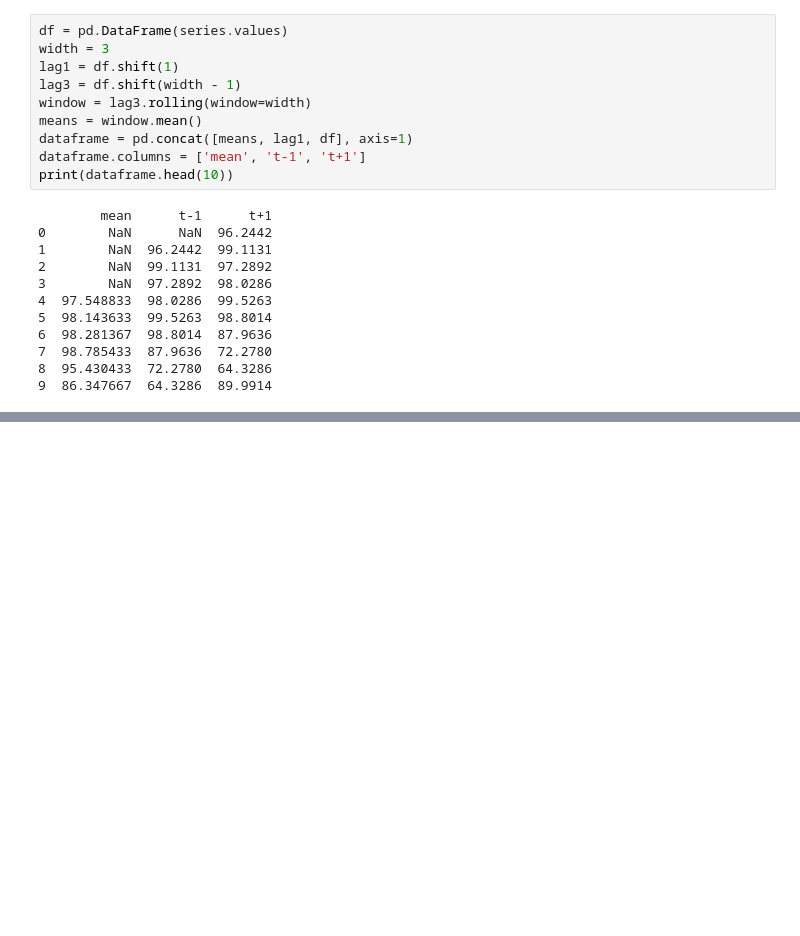
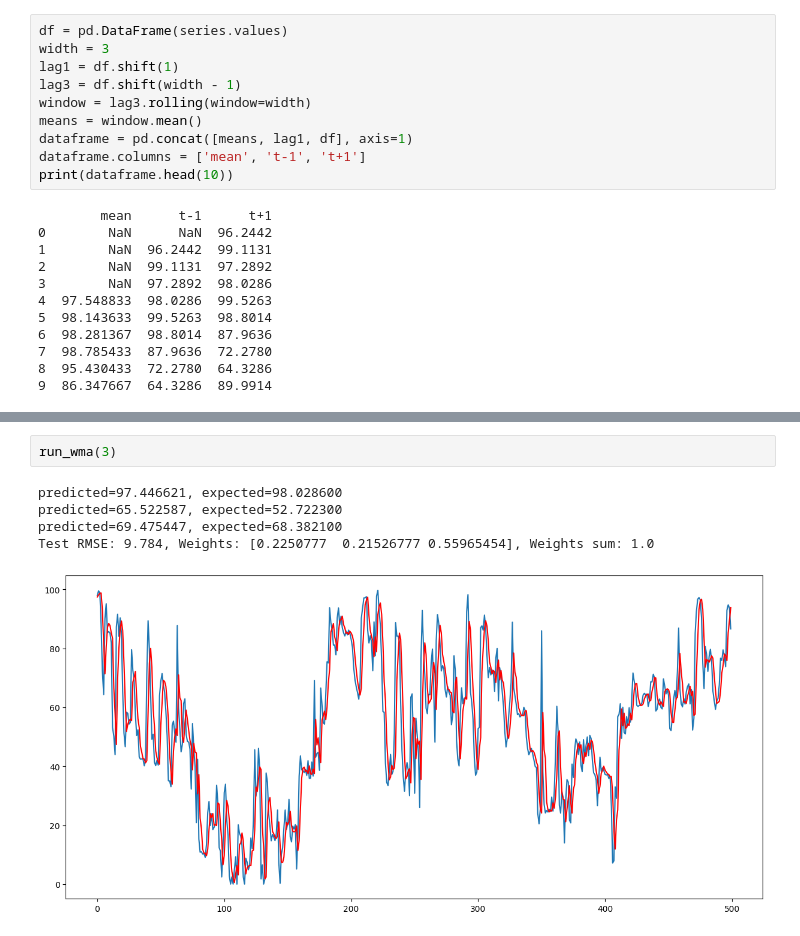
Before and after one commit to AlesKas/DIP, a Jupyter notebook: network_analytics_ma.ipynb, the cells around one changed output, grey strips where cells are left out. Saved outputs shown, nothing was run; the diff lists cells and outputs as text; blank space fills up the shorter version.

```diff
--- a/network_analytics_ma.ipynb
+++ b/network_analytics_ma.ipynb
@@ -110,0 +197,8 @@ plt.show()
+# %%
+run_wma(3)
+# %% [output]
+predicted=97.446621, expected=98.028600
+predicted=65.522587, expected=52.722300
+predicted=69.475447, expected=68.382100
+Test RMSE: 9.784, Weights: [0.2250777  0.21526777 0.55965454], Weights sum: 1.0
+[figure, added]
```
Also changed, not shown: parts of 18 cells of this notebook, 3 other files.
